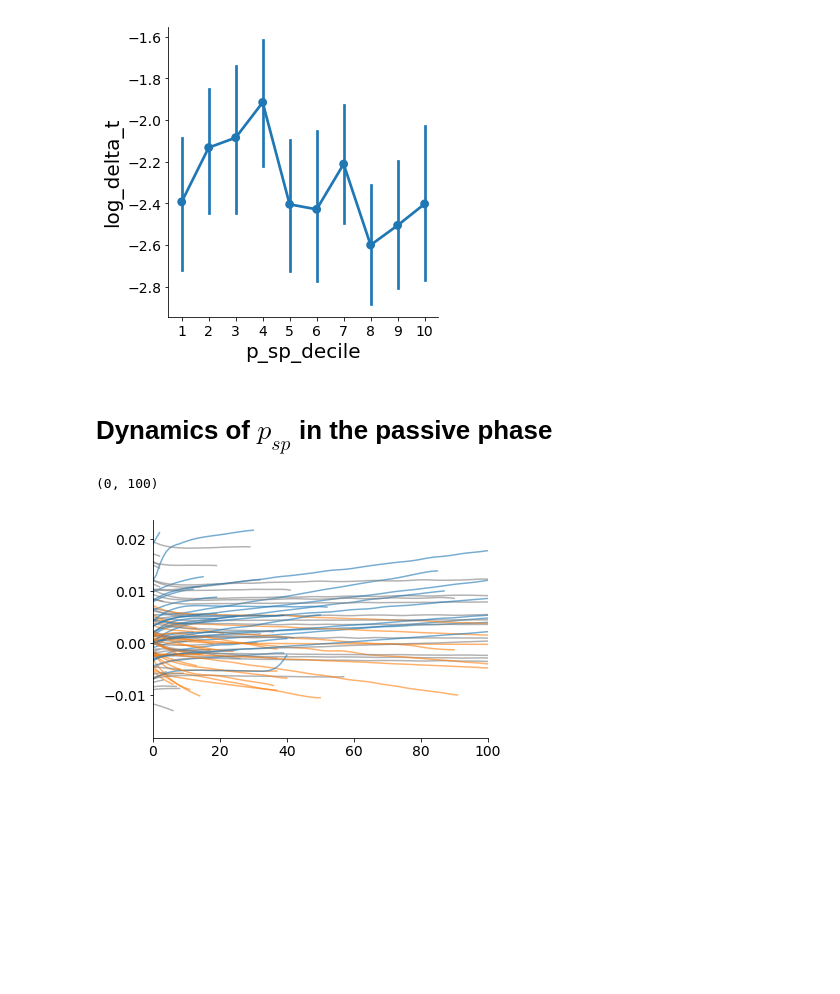
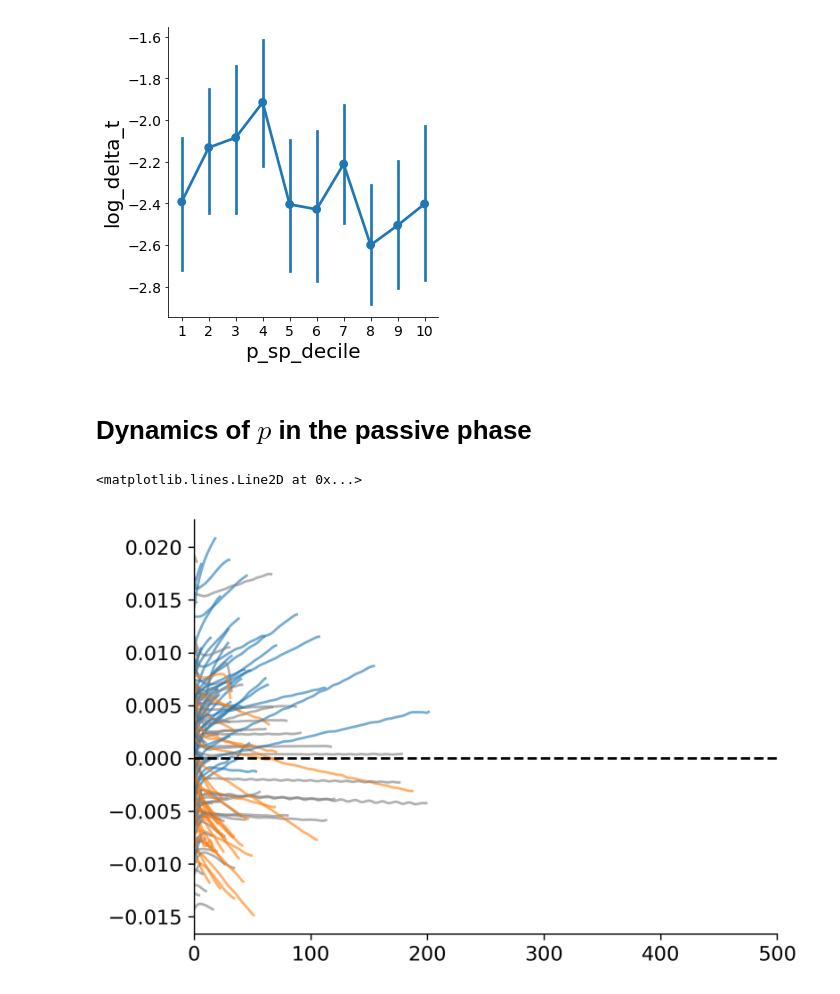
Before and after one commit to cherepaha/initiation, a Jupyter notebook: steering_data_analysis.ipynb, the cells around one changed output. Saved outputs shown, nothing was run; the diff lists cells and outputs as text; code cells hidden in the pictures; blank space fills up the shorter version.

Commit message:
p dynamics plots changed, notebook for ddm_steering analysis created

```diff
--- a/steering_data_analysis.ipynb
+++ b/steering_data_analysis.ipynb
@@ -248,29 +248,39 @@ sns.factorplot(data=passive_phases_cd, x='p_sp_decile', y='log_delta_t', kind='p
 [figure]
 [figure]
 # %% [markdown]
-# Dynamics of $p_{sp}$ in the passive phase
+# Dynamics of $p$ in the passive phase
 # %%
-def get_p_dynamics(passive_phase):
+def get_p_dynamics(passive_phase, sightpoint_data):
     subject, recording = passive_phase.name[0]-1, passive_phase.name[1]-1
-    p = get_p(lk_sightpoint_data.SDrivers[subject].SRecordings[recording])
+    p = get_p(sightpoint_data.SDrivers[subject].SRecordings[recording])
 
     return pd.Series(p[int(passive_phase.idx_sp):int(passive_phase.idx_ap)])
 
-p_dynamics = passive_phases_lk.groupby(['subject', 'recording', 'passive_phase_number']).apply(get_p_dynamics)
+p_dynamics_lk = passive_phases_lk.groupby(['subject',
+                                           'recording',
+                                           'passive_phase_number']).apply(lambda p:
+                                                                          get_p_dynamics(p, lk_sightpoint_data))
+
+p_dynamics_cd = passive_phases_cd.groupby(['subject',
+                                           'recording',
+                                           'passive_phase_number']).apply(lambda p:
+                                                                          get_p_dynamics(p, cd_sightpoint_data))
 # %%
 def plot_p(p_dynamics):
     threshold = 0.002
     if (p_dynamics[0] - p_dynamics[-1] < -threshold):
         color='C0'
     elif(p_dynamics[0] - p_dynamics[-1] > threshold):
         color='C1'
     else:
         color='grey'
 
     plt.plot(p_dynamics.values, color=color, alpha=0.6)
 
-p_dynamics[1].groupby(['recording', 'passive_phase_number']).apply(plot_p);
-plt.gca().set_xlim((0,100))
+plt.figure(dpi=300)
+p_dynamics_lk[7].groupby(['recording', 'passive_phase_number']).apply(plot_p);
+plt.gca().set_xlim((0,500))
+plt.gca().axhline(0.0, color='k', ls='--')
 # %% [output]
-(0, 100)
+<matplotlib.lines.Line2D at 0x...>
-[figure, old version]
+[figure, new version]
```
Also changed, not shown: parts of 1 cell of this notebook, 1 other file.
